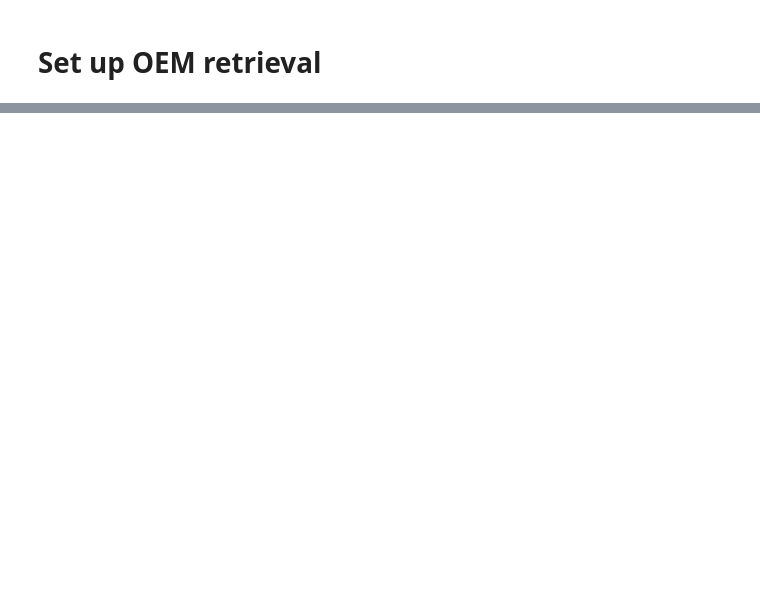
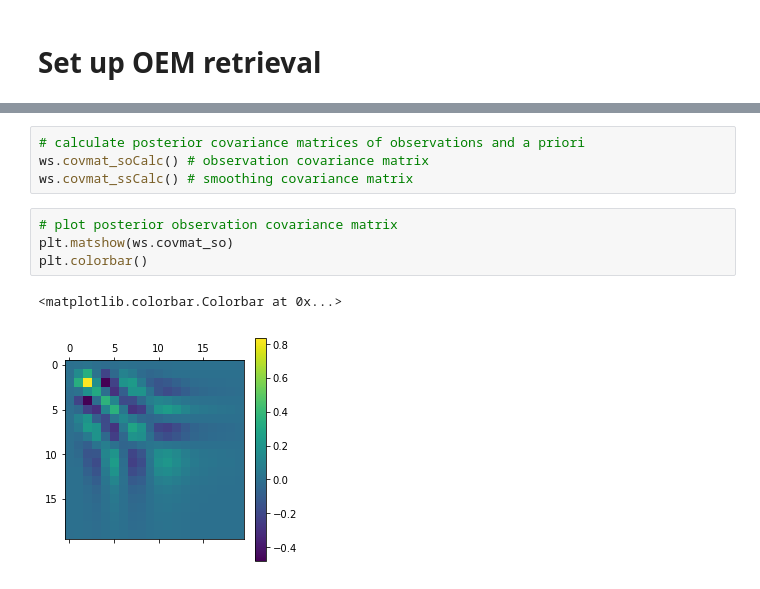
Before and after one commit to cheesetarian/typhon_examples, a Jupyter notebook: WV_retrieval.ipynb, the cells around one changed output, grey strips where cells are left out. Drawn from its saved outputs; the diff is of its cells as text; blank space fills up the shorter version.

```diff
--- a/WV_retrieval.ipynb
+++ b/WV_retrieval.ipynb
@@ -250,0 +203,11 @@ plt.imshow(ws.jacobian)
+# %%
+# calculate posterior covariance matrices of observations and a priori
+ws.covmat_soCalc() # observation covariance matrix
+ws.covmat_ssCalc() # smoothing covariance matrix
+# %%
+# plot posterior observation covariance matrix
+plt.matshow(ws.covmat_so)
+plt.colorbar()
+# %% [output]
+<matplotlib.colorbar.Colorbar at 0x...>
+[figure, added]
```
Also changed, not shown: parts of 30 cells of this notebook.
